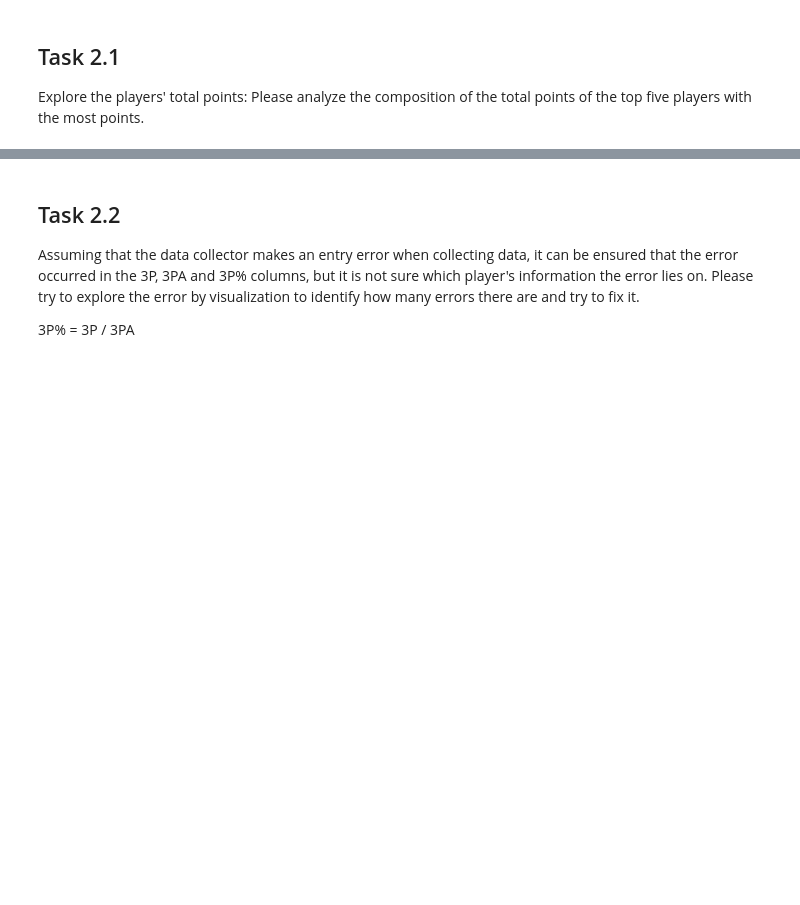
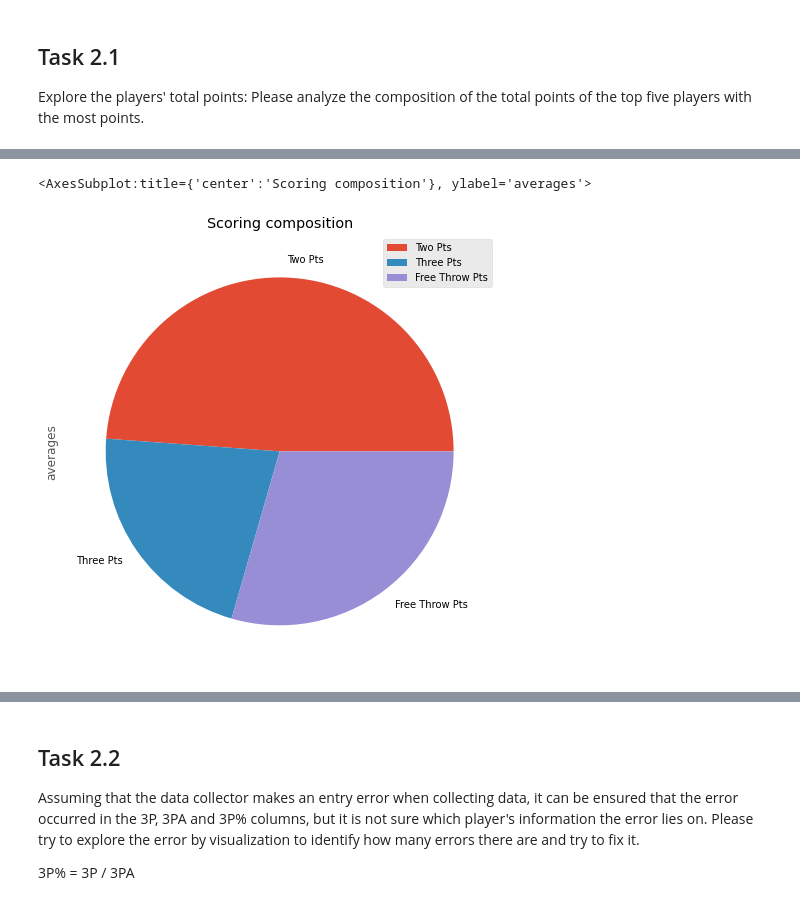
Before and after one commit to s3717566/prac-data-science-a1, a Jupyter notebook: assignment1_TEMPLATE.ipynb, the cells around one changed output, grey strips where cells are left out. Saved outputs shown, nothing was run; the diff lists cells and outputs as text; code cells hidden in the pictures; blank space fills up the shorter version.

```diff
--- a/assignment1_TEMPLATE.ipynb
+++ b/assignment1_TEMPLATE.ipynb
@@ -156,0 +184,12 @@ Explore the players' total points: Please analyze the composition of the total p
+# %%
+averagethree = round(data.sort_values(by=['PTS'], ascending=False)["3P"].mean())
+averagetwo = round(data.sort_values(by=['PTS'], ascending=False)["2P"].mean())
+averagefree = round(data.sort_values(by=['PTS'], ascending=False)["FT"].mean())
+
+allavgs = pd.DataFrame({'averages': [averagetwo, averagethree, averagefree]},
+                       index=['Two Pts', 'Three Pts', 'Free Throw Pts'])
+
+allavgs.plot.pie(y='averages', figsize=(8,8), title='Scoring composition')
+# %% [output]
+<AxesSubplot:title={'center':'Scoring composition'}, ylabel='averages'>
+[figure, added]
```
Also changed, not shown: parts of 23 cells of this notebook, 1 other file.
